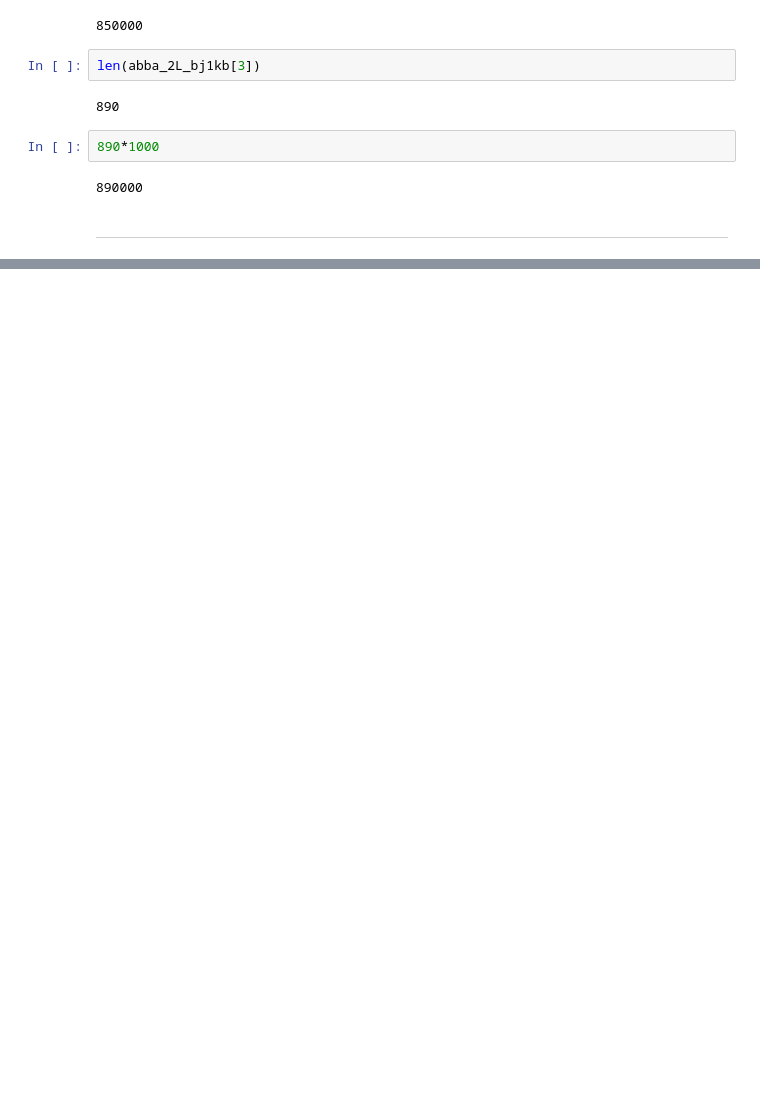
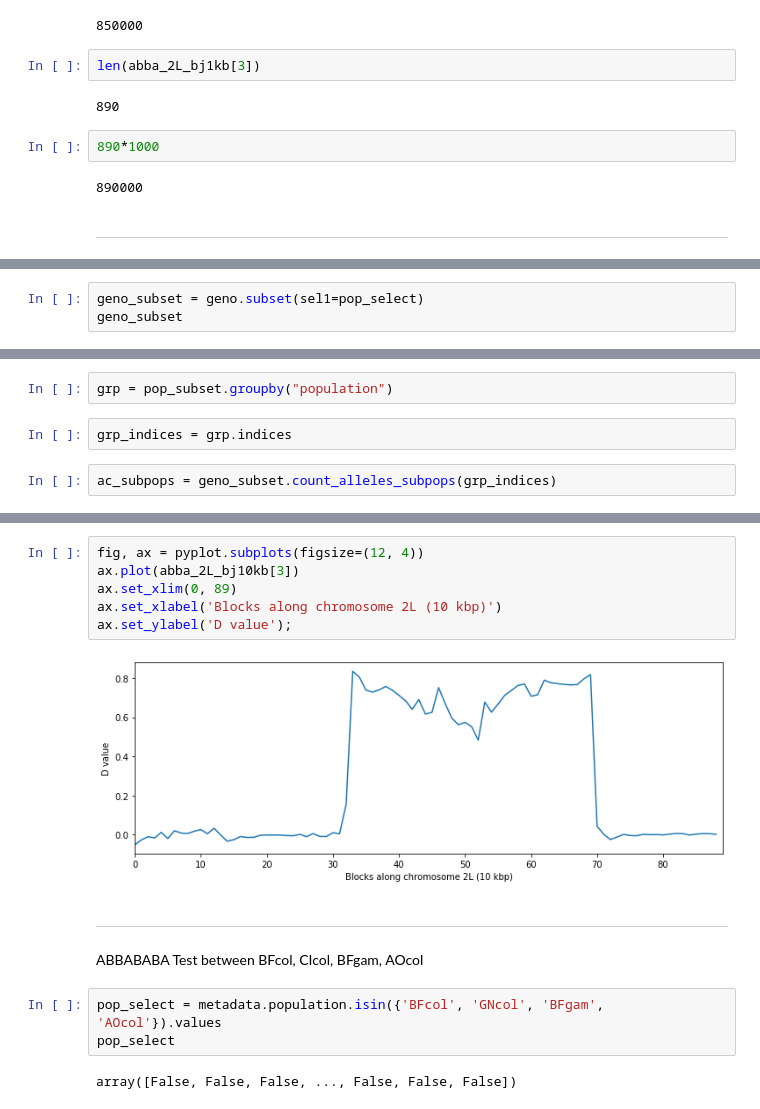
Before and after one commit to randomxsk8/notebooks, a Jupyter notebook: 08212019_ABBABABA_try.ipynb, the cells around one changed output, grey strips where cells are left out. Saved outputs shown, nothing was run; the diff lists cells and outputs as text; blank space fills up the shorter version.

```diff
--- a/08212019_ABBABABA_try.ipynb
+++ b/08212019_ABBABABA_try.ipynb
@@ -301,0 +319,3 @@ len(abba_2L_bj1kb[3])
+# %%
+geno_subset = geno.subset(sel1=pop_select)
+geno_subset
@@ -302,2 +332,8 @@ len(abba_2L_bj1kb[3])
+# %%
+grp = pop_subset.groupby("population")
+# %%
+grp_indices = grp.indices
+# %%
+ac_subpops = geno_subset.count_alleles_subpops(grp_indices)
 # %%
 abba_2L_bj10kb = allel.average_patterson_d(ac_subpops['BFcol'], ac_subpops['CIcol'], ac_subpops['BFgam'], ac_subpops['AOcol'], 100000)
@@ -305,0 +340,17 @@ ValueError: 'CIcol' is not in list
+# %%
+fig, ax = pyplot.subplots(figsize=(12, 4))
+ax.plot(abba_2L_bj10kb[3])
+ax.set_xlim(0, 89)
+ax.set_xlabel('Blocks along chromosome 2L (10 kbp)')
+ax.set_ylabel('D value');
+# %% [output]
+[figure, added]
+# %% [markdown]
+----------------------------------------------------------------
+# %% [markdown]
+ABBABABA Test between BFcol, CIcol, BFgam, AOcol
+# %%
+pop_select = metadata.population.isin({'BFcol', 'GNcol', 'BFgam', 'AOcol'}).values
+pop_select
+# %% [output]
+array([False, False, False, ..., False, False, False])
```
Also changed, not shown: parts of 18 cells of this notebook.
